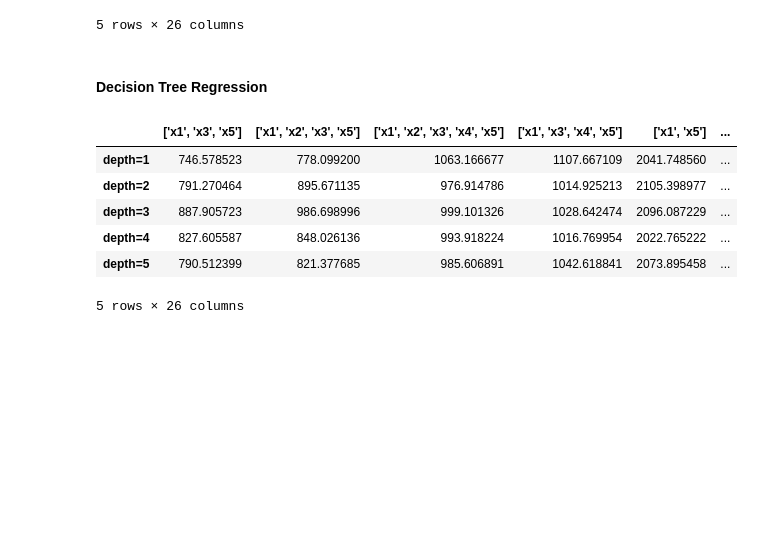
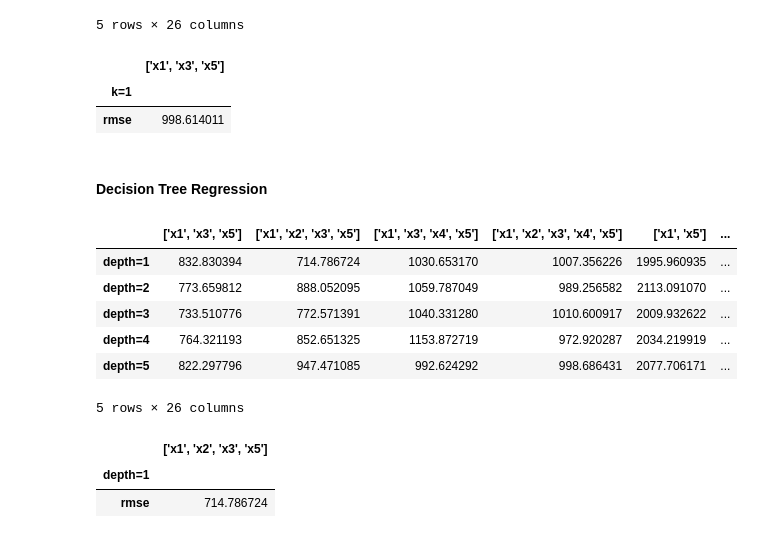
Before and after one commit to sahinozan/CE475-Project, a Jupyter notebook: project.ipynb, the cells around one changed output. Cells and saved outputs as stored; diff of their text form; code cells hidden in the pictures; blank space fills up the shorter version.

Commit message:
rmse updated

```diff
--- a/project.ipynb
+++ b/project.ipynb
@@ -117,7 +116,7 @@ def linear_regression(x, y, pred=None):
 
     return y_pred, cv_pred, cv_score
 # %%
-lin_pred, cv_predictions, rmse_score = linear_regression(x=dataset[predictors], y=dataset['Y'])
+_, cv_predictions, _ = linear_regression(x=dataset[predictors], y=dataset['Y'])
 # %%
 plt.figure(figsize=(25, 15))
 plt.subplot(2, 3, 1)
@@ -143,13 +142,13 @@ sns.regplot(x=dataset['x5'], y=cv_predictions, color='r', scatter=False, ci=Fals
 <AxesSubplot:xlabel='x5', ylabel='Y'>
 [figure]
 # %%
-errors = pd.DataFrame()
+lin_reg_errors = pd.DataFrame()
 
 for i in predictors:
     lin_pred, cv_predictions, rmse_score = linear_regression(x=dataset[predictors], y=dataset['Y'], pred=[i])
-    errors.loc['rmse', i] = np.mean(rmse_score)
+    lin_reg_errors.loc['rmse', i] = np.mean(rmse_score)
 
-errors.sort_values(by='rmse', axis=1, ascending=True)
+lin_reg_errors.sort_values(by='rmse', axis=1, ascending=True)
 # %% [output]
 |  | x5 | x1 | x3 | x4 | x2 |
 | rmse | 2284.881476 | 2558.030689 | 2567.476732 | 2609.239499 | 2650.673638 |
@@ -174,13 +178,13 @@ def multiple_linear_regression(x, y, pred=None):
 
     return y_pred, cv_pred, cv_score
 # %%
-errors = pd.DataFrame()
+multi_lin_reg_errors = pd.DataFrame()
 
 for i in predictor_combinations:
     lin_pred, cv_predictions, rmse_score = multiple_linear_regression(x=dataset[predictors], y=dataset['Y'], pred=i)
-    errors.loc[f'rmse', f'{i}'] = np.mean(rmse_score)
+    multi_lin_reg_errors.loc[f'rmse', f'{i}'] = np.mean(rmse_score)
 
-errors.sort_values('rmse', axis=1, ascending=True)
+multi_lin_reg_errors.sort_values('rmse', axis=1, ascending=True)
 # %% [output]
 |  | ['x1', 'x3', 'x5'] | ['x1', 'x3', 'x4', 'x5'] | ['x1', 'x2', 'x3', 'x5'] | ['x1', 'x2', 'x3', 'x4', 'x5'] | ... |
 | rmse | 1991.396429 | 1996.237096 | 2001.107878 | 2003.695876 | ... |
@@ -198,14 +207,14 @@ def k_nearest_neighbors(x, y, k, pred=None):
 
     return y_pred, cv_pred, cv_score
 # %%
-errors = pd.DataFrame()
+knn_errors = pd.DataFrame()
 
 for i in predictor_combinations:
     for j in range(1, 6):
         knn_pred, cv_predictions, rmse_score = k_nearest_neighbors(x=dataset[predictors], y=dataset['Y'], k=j, pred=i)
-        errors.loc[f'k={j}', f'{i}'] = np.mean(rmse_score)
+        knn_errors.loc[f'k={j}', f'{i}'] = np.mean(rmse_score)
 
-errors.sort_values('k=1', axis=1)
+knn_errors.sort_values('k=1', axis=1)
 # %% [output]
 |  | ['x1', 'x3', 'x5'] | ['x1', 'x2', 'x3', 'x5'] | ['x1', 'x2', 'x3', 'x4', 'x5'] | ['x1', 'x3', 'x4', 'x5'] | ['x1', 'x5'] | ... |
 | k=1 | 998.614011 | 1502.612137 | 1851.190792 | 1912.336640 | 2078.649429 | ... |
@@ -214,6 +223,14 @@ errors.sort_values('k=1', axis=1)
 | k=4 | 1177.520259 | 1459.852014 | 1812.862359 | 1652.516710 | 1599.472060 | ... |
 | k=5 | 1202.734601 | 1439.102296 | 1876.852361 | 1679.521972 | 1631.786478 | ... |
 5 rows × 26 columns
+# %%
+lowest_knn_error = pd.DataFrame(data=min(knn_errors.min(axis=1)), columns=knn_errors.idxmin(axis=1), index=['rmse'])
+lowest_knn_error.index.name = knn_errors.index[knn_errors[knn_errors.idxmin(axis=1)[0]] == min(knn_errors.min(axis=1))].values[0]
+pd.DataFrame(lowest_knn_error.iloc[:, 0])
+# %% [output]
+|  | ['x1', 'x3', 'x5'] |
+| k=1 |  |
+| rmse | 998.614011 |
 # %% [markdown]
 #### Decision Tree Regression
 # %%
@@ -226,19 +243,27 @@ def decision_tree_regression(x, y, pred=None):
 
     return y_pred, cv_pred, cv_score
 # %%
-errors = pd.DataFrame()
+dec_tree_errors = pd.DataFrame()
 
 for i in predictor_combinations:
     for j in range(1, 6):
         dt_pred, cv_predictions, rmse_score = decision_tree_regression(x=dataset[predictors], y=dataset['Y'], pred=i)
-        errors.loc[f'depth={j}', f'{i}'] = np.mean(rmse_score)
+        dec_tree_errors.loc[f'depth={j}', f'{i}'] = np.mean(rmse_score)
 
-errors.sort_values('depth=5', axis=1)
+dec_tree_errors.sort_values('depth=5', axis=1)
 # %% [output]
-|  | ['x1', 'x3', 'x5'] | ['x1', 'x2', 'x3', 'x5'] | ['x1', 'x2', 'x3', 'x4', 'x5'] | ['x1', 'x3', 'x4', 'x5'] | ['x1', 'x5'] | ... |
-| depth=1 | 746.578523 | 778.099200 | 1063.166677 | 1107.667109 | 2041.748560 | ... |
-| depth=2 | 791.270464 | 895.671135 | 976.914786 | 1014.925213 | 2105.398977 | ... |
-| depth=3 | 887.905723 | 986.698996 | 999.101326 | 1028.642474 | 2096.087229 | ... |
-| depth=4 | 827.605587 | 848.026136 | 993.918224 | 1016.769954 | 2022.765222 | ... |
-| depth=5 | 790.512399 | 821.377685 | 985.606891 | 1042.618841 | 2073.895458 | ... |
+|  | ['x1', 'x3', 'x5'] | ['x1', 'x2', 'x3', 'x5'] | ['x1', 'x3', 'x4', 'x5'] | ['x1', 'x2', 'x3', 'x4', 'x5'] | ['x1', 'x5'] | ... |
+| depth=1 | 832.830394 | 714.786724 | 1030.653170 | 1007.356226 | 1995.960935 | ... |
+| depth=2 | 773.659812 | 888.052095 | 1059.787049 | 989.256582 | 2113.091070 | ... |
+| depth=3 | 733.510776 | 772.571391 | 1040.331280 | 1010.600917 | 2009.932622 | ... |
+| depth=4 | 764.321193 | 852.651325 | 1153.872719 | 972.920287 | 2034.219919 | ... |
+| depth=5 | 822.297796 | 947.471085 | 992.624292 | 998.686431 | 2077.706171 | ... |
 5 rows × 26 columns
+# %%
+lowest_dec_tree_error = pd.DataFrame(data=min(dec_tree_errors.min(axis=1)), columns=dec_tree_errors.idxmin(axis=1), index=['rmse'])
+lowest_dec_tree_error.index.name = dec_tree_errors.index[dec_tree_errors[dec_tree_errors.idxmin(axis=1)[0]] == min(dec_tree_errors.min(axis=1))].values[0]
+pd.DataFrame(lowest_dec_tree_error.iloc[:, 0])
+# %% [output]
+|  | ['x1', 'x2', 'x3', 'x5'] |
+| depth=1 |  |
+| rmse | 714.786724 |
```
Also changed, not shown: parts of 4 cells of this notebook.
